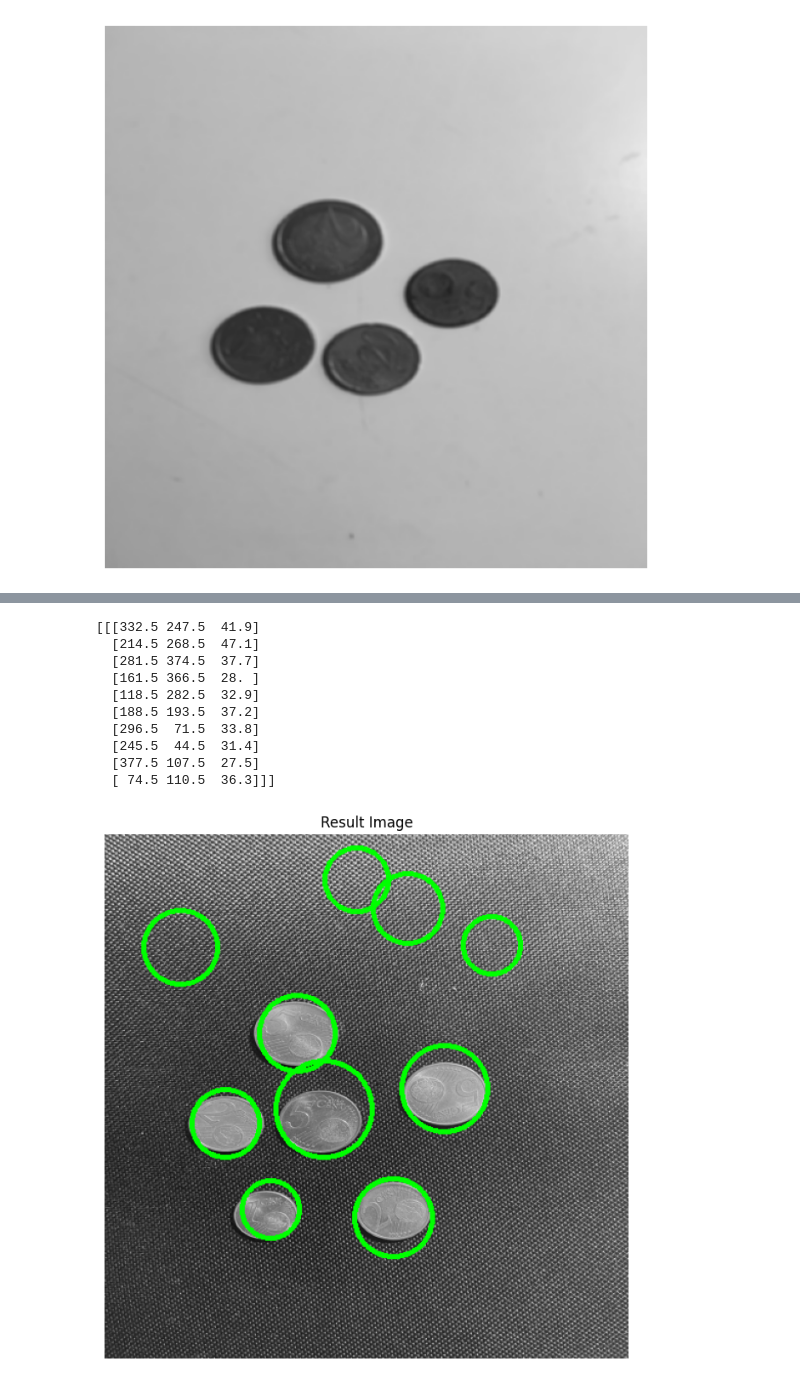
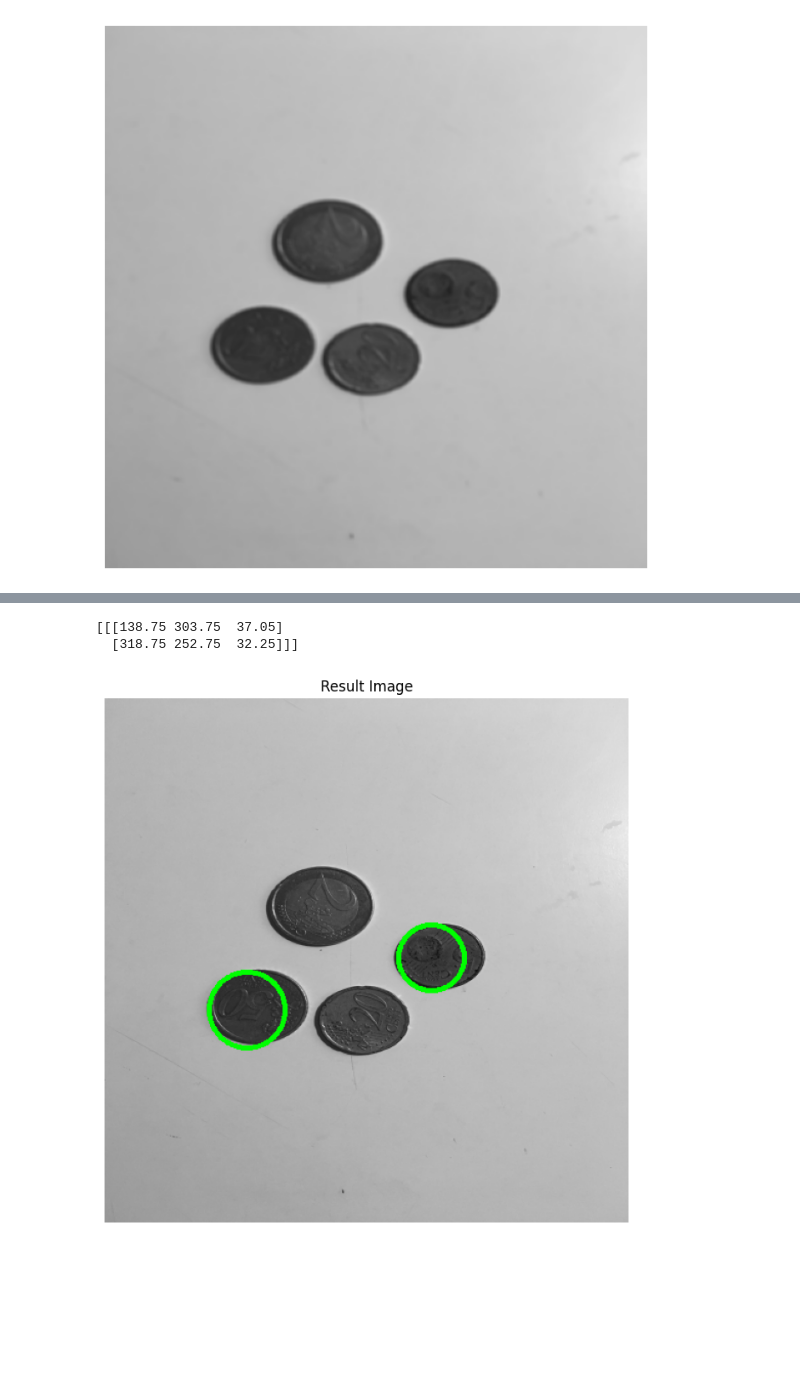
Before and after one commit to Ragnarock-16/CoinCounter, a Jupyter notebook: CoinCounter/notebook.ipynb, the cells around one changed output, grey strips where cells are left out. Drawn from its saved outputs; the diff is of its cells as text; code cells hidden in the pictures; blank space fills up the shorter version.

```diff
--- a/CoinCounter/notebook.ipynb
+++ b/CoinCounter/notebook.ipynb
@@ -244,31 +244,19 @@ plt.show()
-# %%
-img = images["ImgPiece4.jpeg"]
-img = cv2.cvtColor(img, cv2.COLOR_BGR2RGB)
-img = cv2.resize(img,(512,512),interpolation=cv2.INTER_AREA)
 # %%
-circles = cv2.HoughCircles(processed_image, cv2.HOUGH_GRADIENT, dp=1, minDist=50,
-                           param1=50, param2=30, minRadius=15, maxRadius=70)
+circles = cv2.HoughCircles(processed_image, cv2.HOUGH_GRADIENT, dp=1.5, minDist=60,
+                           param1=50, param2=30, minRadius=30, maxRadius=100)
 print(circles)
 if circles is not None:
     circles = np.round(circles[0, :]).astype("int")
     for (x, y, r) in circles:
         cv2.circle(img, (x, y), r, (0, 255, 0), 4)
 
 plt.figure(figsize=(8, 8))
 
 plt.imshow(img)
 plt.title('Result Image')
 plt.axis('off')
 plt.show()
 # %% [output]
-[[[332.5 247.5  41.9]
-  [214.5 268.5  47.1]
-  [281.5 374.5  37.7]
-  [161.5 366.5  28. ]
-  [118.5 282.5  32.9]
-  [188.5 193.5  37.2]
-  [296.5  71.5  33.8]
-  [245.5  44.5  31.4]
-  [377.5 107.5  27.5]
-  [ 74.5 110.5  36.3]]]
+[[[138.75 303.75  37.05]
+  [318.75 252.75  32.25]]]
-[figure, old version]
+[figure, new version]
```
Also changed, not shown: parts of 26 cells of this notebook, 1 other file.
